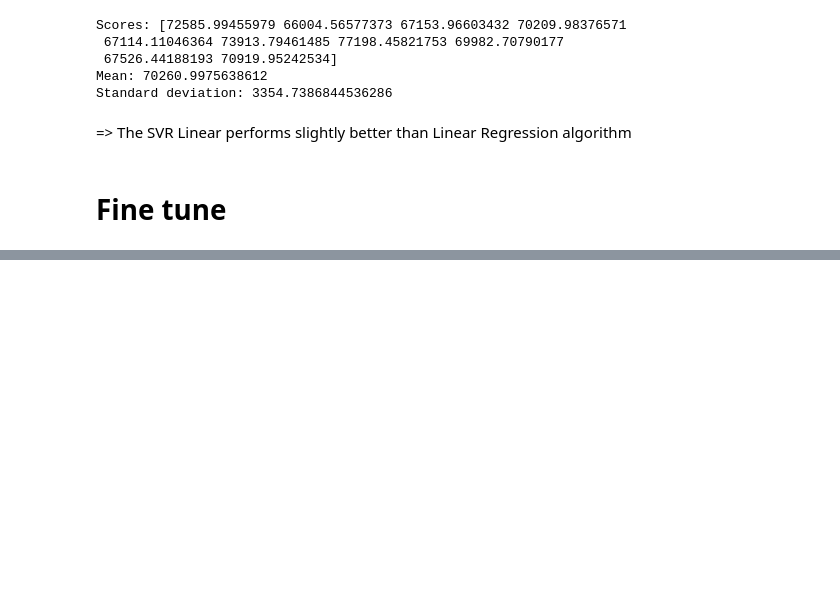
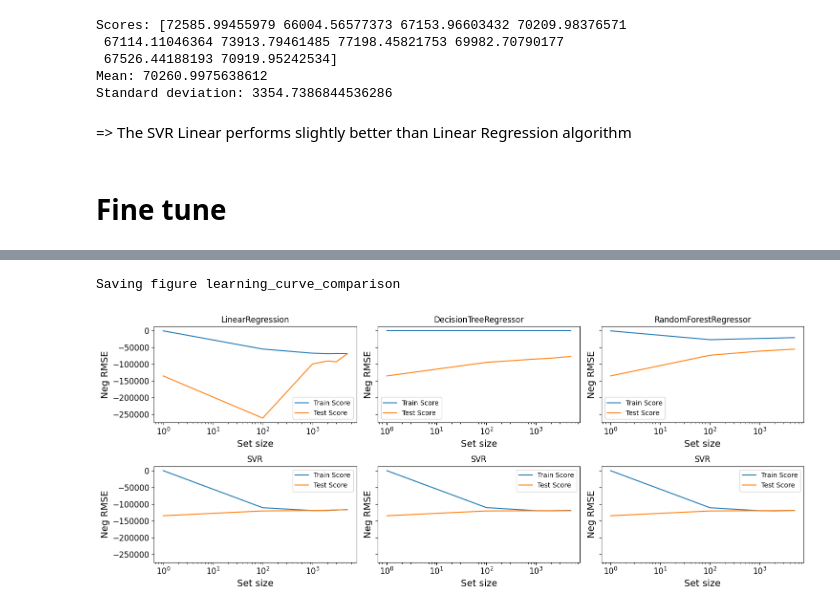
Before and after one commit to nhv96/iai600_assignment_2, a Jupyter notebook: data_pipeline.ipynb, the cells around one changed output, grey strips where cells are left out. Cells and saved outputs as stored; diff of their text form; code cells hidden in the pictures; blank space fills up the shorter version.

```diff
--- a/data_pipeline.ipynb
+++ b/data_pipeline.ipynb
@@ -807,0 +822,44 @@ Standard deviation: 3354.7386844536286
+# %%
+from sklearn.model_selection import LearningCurveDisplay, learning_curve, ShuffleSplit
+
+def plot_learning_curves(models, X, y):
+    l = len(models)
+    max_per_row = 3
+    quo, rem = divmod(l, max_per_row)
+    rows = quo
+    if rem:
+        rows += 1
+
+    fig, ax = plt.subplots(nrows=rows, ncols=max_per_row, figsize=(15, 6), sharey=True)
+    plt.subplots_adjust(hspace=0.5)
+
+    common_params = {
+        "X": X,
+        "y": y,
+        "train_sizes": [1, 100, 1000, 2000, 3000, 5000],
+        "cv": ShuffleSplit(n_splits=10, test_size=0.2, random_state=0),
+        "score_type": "both",
+        "scoring": "neg_root_mean_squared_error",
+        "score_name": "Neg RMSE",
+        "std_display_style": None,
+    }
+
+    for col in range(max_per_row):
+        for row in range(rows):
+            if rows == 1:
+                the_ax = ax[col]
+            else:
+                the_ax = ax[row, col]
+
+            estimator = models[row * max_per_row + col]
+            LearningCurveDisplay.from_estimator(estimator, **common_params, ax=the_ax)
+            handles, label = the_ax.get_legend_handles_labels()
+            the_ax.legend(handles[:2], ["Train Score", "Test Score"])
+            the_ax.set_title(f"{estimator.__class__.__name__}")
+            the_ax.set_xlabel("Set size")
+# %%
+plot_learning_curves([lin_reg, tree_reg, forest_reg, svm_reg, svr_poly, svr_rbf], housing_prepared, housing_labels)
+save_fig("learning_curve_comparison")
+# %% [output]
+Saving figure learning_curve_comparison
+[figure, added]
```
Also changed, not shown: parts of 8 cells of this notebook, 1 other file.
